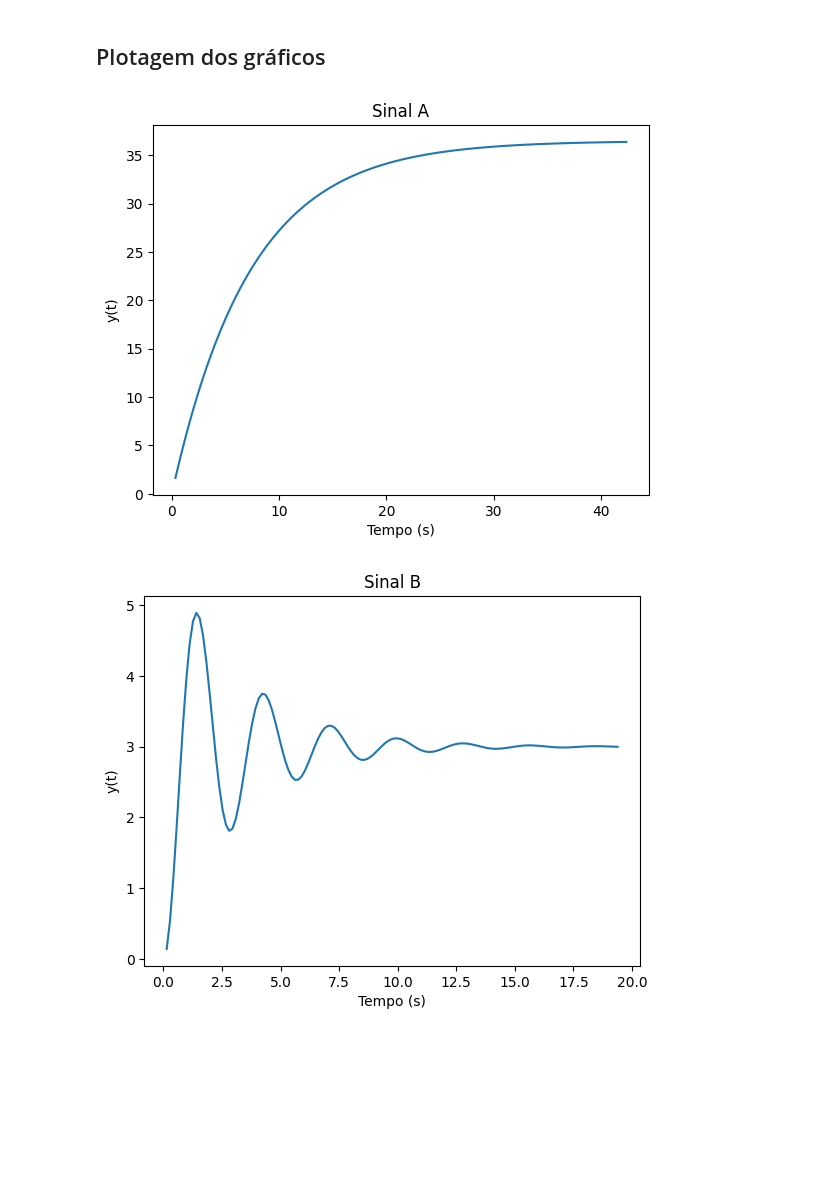
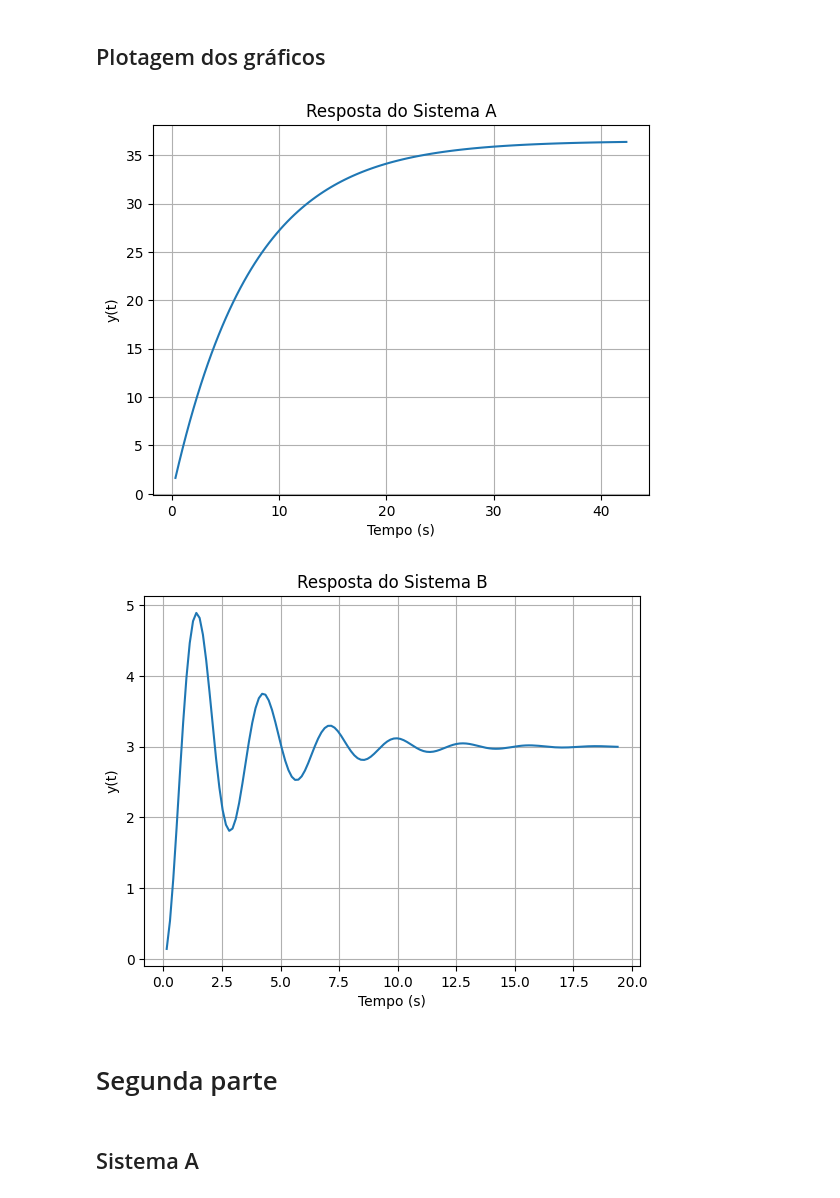
Before and after one commit to hubertlm/HW2, a Jupyter notebook: Codigos/01.ipynb, the cells around one changed output. Drawn from its saved outputs; the diff is of its cells as text; code cells hidden in the pictures; blank space fills up the shorter version.

```diff
--- a/Codigos/01.ipynb
+++ b/Codigos/01.ipynb
@@ -19,36 +16,33 @@ lB, cB = dfB.shape
 # %%
-# Inicializando arrays para armazenar os dados
-timeA = np.zeros((lA, 1))
-yA = np.zeros((lA, 1))
-
-# Loop para preencher os arrays com os dados do conjunto A
-for i in range(lA):
-    timeA[i] = dfA.iloc[i, 0]
-    yA[i] = dfA.iloc[i, 1]
+# Criando arrays para armazenar os dados
+timeA = dfA.iloc[:, 0].values
+yA = dfA.iloc[:, 1].values
 
 # Mesma lógica para o conjunto B
-timeB = np.zeros((lB, 1))
-yB = np.zeros((lB, 1))
-
-for i in range(lB):
-    timeB[i] = dfB.iloc[i, 0]
-    yB[i] = dfB.iloc[i, 1]
+timeB = dfB.iloc[:, 0].values
+yB = dfB.iloc[:, 1].values
 # %% [markdown]
 ## Plotagem dos gráficos
 # %%
 plt.plot(timeA, yA)
 plt.xlabel('Tempo (s)')
 plt.ylabel('y(t)')
-plt.title('Sinal A')
+plt.title('Resposta do Sistema A')
+plt.grid(True)
 
 plt.show()
 
 plt.plot(timeB, yB)
 plt.xlabel('Tempo (s)')
 plt.ylabel('y(t)')
-plt.title('Sinal B')
+plt.title('Resposta do Sistema B')
+plt.grid(True)
 
 plt.show()
 # %% [output]
-[figure, old version]
+[figure, new version]
-[figure, old version]
+[figure, new version]
+# %% [markdown]
+# Segunda parte
+# %% [markdown]
+## Sistema A
```
Also changed, not shown: parts of 6 cells of this notebook.
